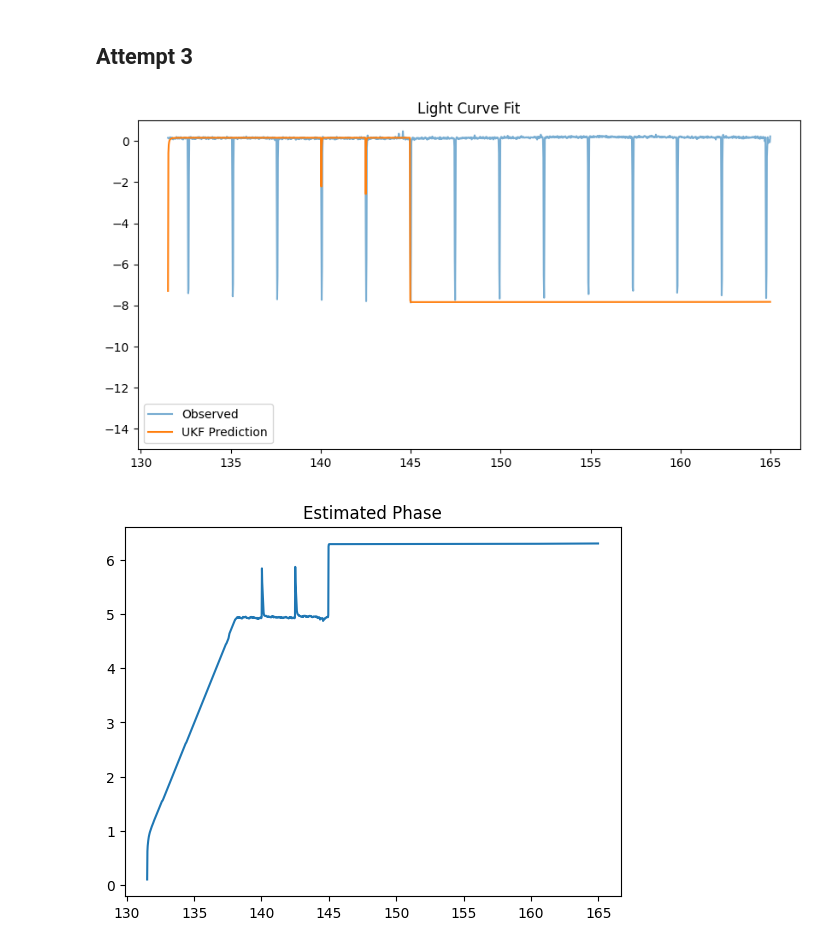
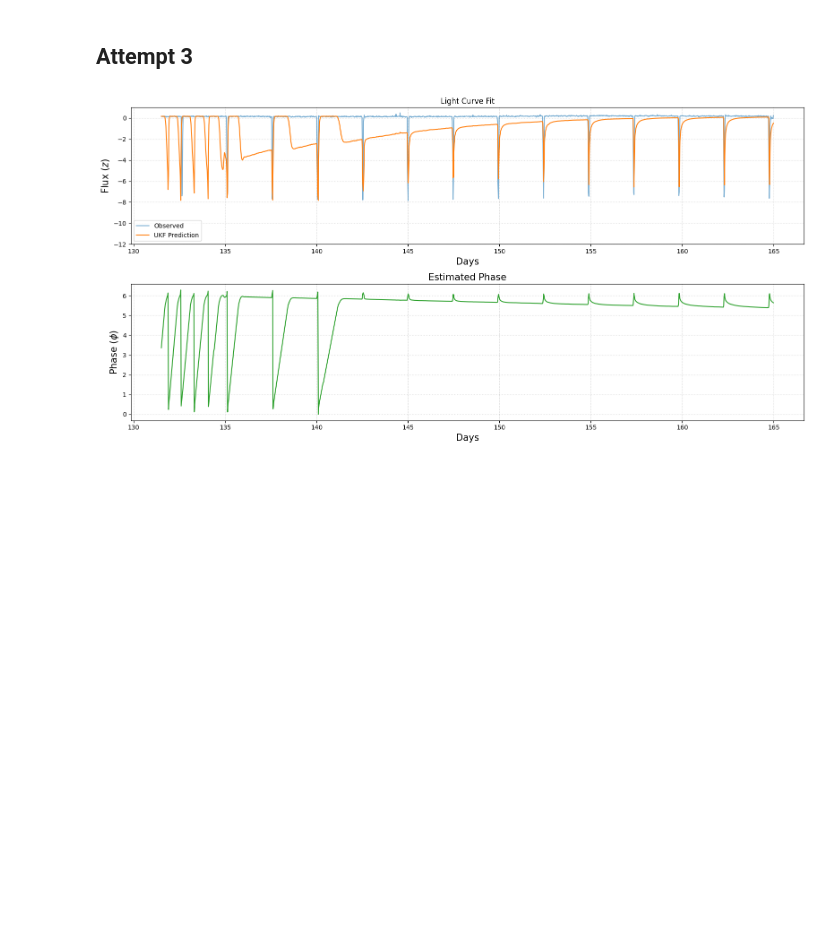
Before and after one commit to Jaredwinn77/ACME_VOL3_PLANET_FINDER, a Jupyter notebook: UnscentedKalman.ipynb, the cells around one changed output. Saved outputs shown, nothing was run; the diff lists cells and outputs as text; code cells hidden in the pictures; blank space fills up the shorter version.

```diff
--- a/UnscentedKalman.ipynb
+++ b/UnscentedKalman.ipynb
@@ -466,8 +467,8 @@ ukf = UnscentedKalmanFilter(
 )
 
 # initial state
-phi_init = 5 * np.pi / 4
-omega_init = 2 * np.pi / 5
+phi_init = -np.pi
+omega_init = 7 * np.pi
 
 ukf.x = np.array([phi_init, omega_init])
 
@@ -493,21 +494,31 @@ xs = np.array(xs)
 
 phi_est = xs[:, 0]
 z_pred = np.array([model.hx(x) for x in xs])
-# %%
-#Plotting
-plt.figure(figsize=(10,5))
-plt.plot(t, z_norm, label="Observed", alpha=0.6)
-plt.plot(t, z_pred, label="UKF Prediction")
-plt.ylim(-15, 1)
-plt.legend()
-plt.title("Light Curve Fit")
-plt.show()
-
-phi_est = xs[:, 0]
-plt.figure()
-plt.plot(t, phi_est)
-plt.title("Estimated Phase")
-plt.show()
-# %% [output]
-[figure, removed]
-[figure, removed]
+# %%
+#Plotting
+fig, axes = plt.subplots(2, 1, figsize=(16, 8))
+axes = axes.ravel()
+axes[0].plot(t, z_norm, label="Observed", alpha=0.6)
+axes[0].plot(t, z_pred, label="UKF Prediction")
+axes[0].set_ylim(-12, 1)
+axes[0].set(xlabel='Days', ylabel='Flux ($z$)')
+axes[0].xaxis.label.set_fontsize(15)
+axes[0].yaxis.label.set_fontsize(15)
+axes[0].title.set_fontsize(15)
+axes[0].legend()
+axes[0].set_title("Light Curve Fit")
+axes[0].grid(True, linestyle=':', alpha=0.6)
+
+phi_est = xs[:, 0]
+axes[1].plot(t, phi_est % (2 * np.pi), color='tab:green')
+axes[1].set_title("Estimated Phase")
+axes[1].set(xlabel='Days', ylabel='Phase ($\\phi$)')
+axes[1].xaxis.label.set_fontsize(15)
+axes[1].yaxis.label.set_fontsize(15)
+axes[1].title.set_fontsize(15)
+axes[1].grid(True, linestyle=':', alpha=0.6)
+plt.tight_layout()
+plt.savefig("unscented_results.png")
+plt.show()
+# %% [output]
+[figure, added]
```
Also changed, not shown: parts of 6 cells of this notebook, 2 other files.
